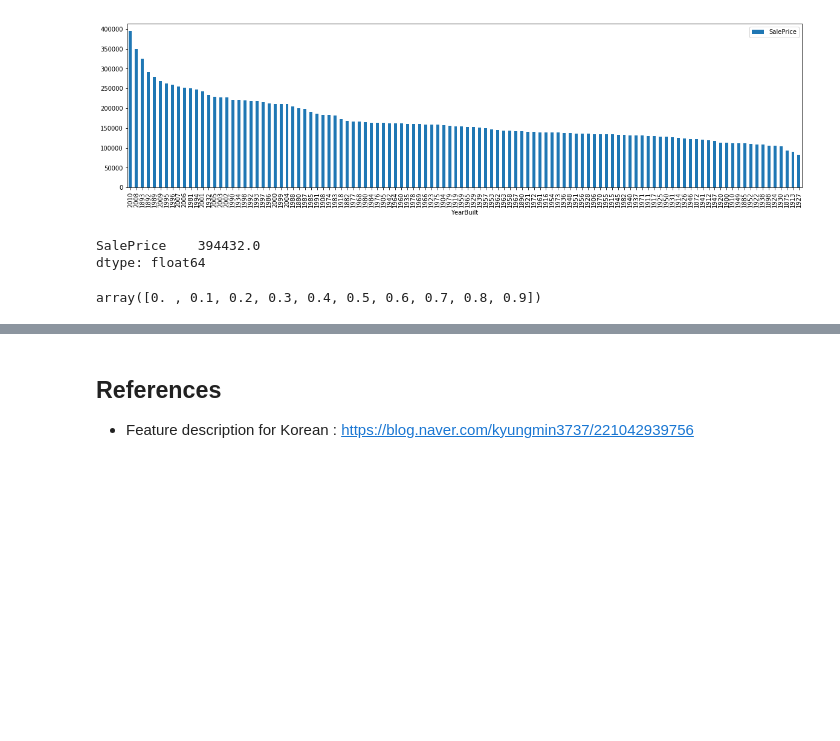
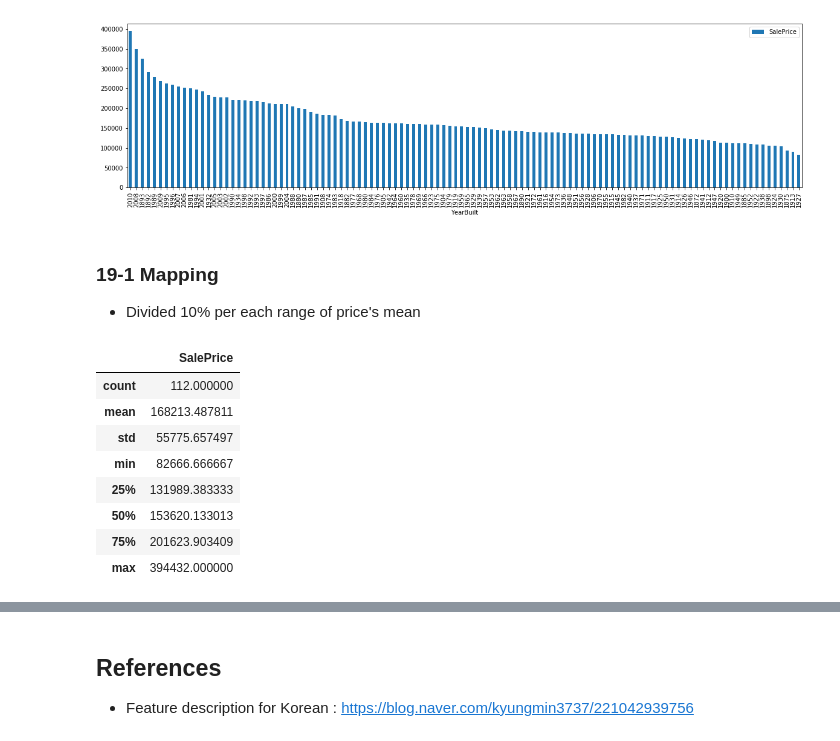
Before and after one commit to gjustin40/Kaggle, a Jupyter notebook: House-Prices/House_prices.ipynb, the cells around one changed output, grey strips where cells are left out. Cells and saved outputs as stored; diff of their text form; code cells hidden in the pictures; blank space fills up the shorter version.

```diff
--- a/House-Prices/House_prices.ipynb
+++ b/House-Prices/House_prices.ipynb
@@ -1126,14 +1099,18 @@ train[['YearBuilt', 'SalePrice']].groupby('YearBuilt').mean().sort_values(by = '
 # %% [output]
 <matplotlib.axes._subplots.AxesSubplot at 0x...>
 [figure]
-# %%
-price_max = train[['YearBuilt', 'SalePrice']].groupby('YearBuilt').mean().max()
-price_min = train[['YearBuilt', 'SalePrice']].groupby('YearBuilt').mean().min()
-price_max - price_min
-# %% [output]
-SalePrice    394432.0
-dtype: float64
-# %%
-np.arange(0, 1, 0.1)
-# %% [output]
-array([0. , 0.1, 0.2, 0.3, 0.4, 0.5, 0.6, 0.7, 0.8, 0.9])
+# %% [markdown]
+### 19-1 Mapping
+- Divided 10% per each range of price's mean
+# %%
+train[['YearBuilt', 'SalePrice']].groupby('YearBuilt').mean().describe()
+# %% [output]
+|  | SalePrice |
+| count | 112.000000 |
+| mean | 168213.487811 |
+| std | 55775.657497 |
+| min | 82666.666667 |
+| 25% | 131989.383333 |
+| 50% | 153620.133013 |
+| 75% | 201623.903409 |
+| max | 394432.000000 |
```
Also changed, not shown: parts of 24 cells of this notebook.
